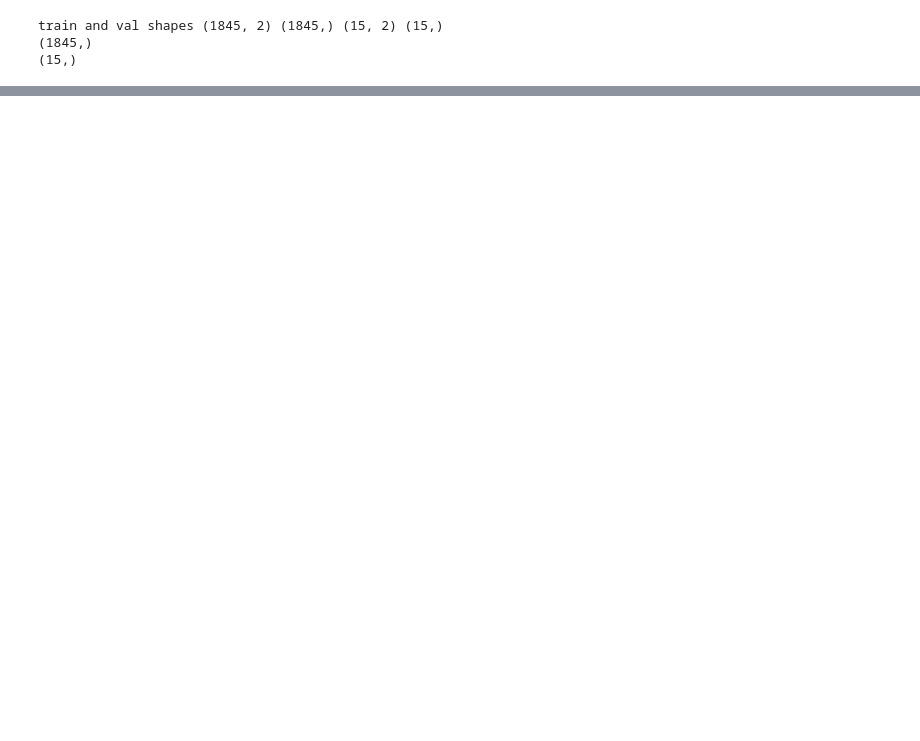
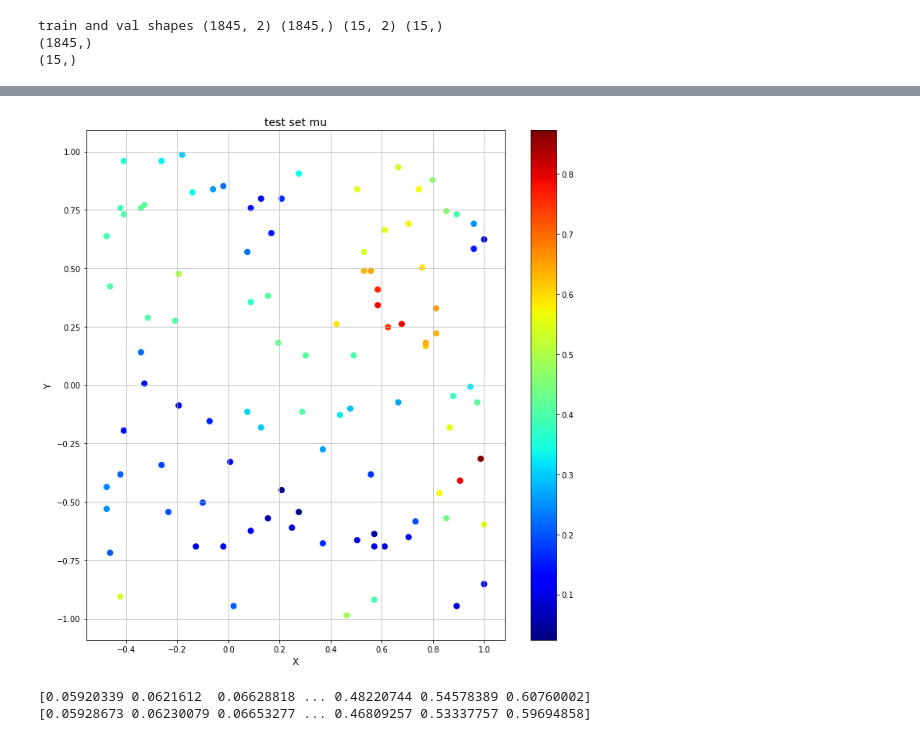
Before and after one commit to hanyao8/PAI-HS20, a Jupyter notebook: project1/explore_hy.ipynb, the cells around one changed output, grey strips where cells are left out. Drawn from its saved outputs; the diff is of its cells as text; code cells hidden in the pictures; blank space fills up the shorter version.

```diff
--- a/project1/explore_hy.ipynb
+++ b/project1/explore_hy.ipynb
@@ -161,7 +221,8 @@ for i in range(0,K_cv):
     X_val = df_val[['x0','x1']].values
     y_val = df_val['y'].values
 
-    kernel = RBF(length_scale=1.0)+WhiteKernel(noise_level=0.5)
+    #array([-1.18020928, -5.85276903])
+    kernel = RBF(length_scale=np.exp(-1.18020928))+WhiteKernel(noise_level=np.exp(-5.85276903))
     gpr = GaussianProcessRegressor(kernel=kernel,copy_X_train=False,random_state=42).fit(X_train, y_train)
 
     #y_test_pred = gpr.predict(X_test)
@@ -184,7 +245,7 @@ for i in range(0,K_cv):
     print("training cost fn   %f"%(cost_function(y_train,y_train_pred)))
 
     y_val_pred = gpr.predict(X_val)
-    print(y_val_pred)
+    #print(y_val_pred)
     #print(np.shape(y_val_pred))
     val_cost = cost_function(y_val,y_val_pred)
     print("val cost fn        %f"%(val_cost))
@@ -249,19 +357,22 @@ plt.show()
 # %%
+#prediction from last model
 X_test = test_x
+y_test = gpr.predict(X_test)
 
-
-fig = plt.figure(figsize=(6,6))
+fig = plt.figure(figsize=(12,12))
 ax = fig.add_subplot(111)
-ax.set_title("X vs Y",fontsize=14)
+ax.set_title("test set mu",fontsize=14)
 ax.set_xlabel("X",fontsize=12)
 ax.set_ylabel("Y",fontsize=12)
 ax.grid(True,linestyle='-',color='0.75')
 
 # scatter with colormap mapping to z value
 points = ax.scatter(X_test[:,0],
                     X_test[:,1],
-                    s=10,
+                    s=50,
                     c=y_test,
                     marker = 'o', cmap = cm.jet );
 fig.colorbar(points)
 plt.show()
+# %% [output]
+[figure, added]
@@ -267,0 +383,8 @@ plt.show()
+# %%
+mu_flat,std_flat = gpr.predict(X_flat,return_std=True,return_cov=False)
+print(std)
+mu_flat,cov = gpr.predict(X_flat,return_std=False,return_cov=True)
+print(np.sqrt(np.diag(cov)))
+# %% [output]
+[0.05920339 0.0621612  0.06628818 ... 0.48220744 0.54578389 0.60760002]
+[0.05928673 0.06230079 0.06653277 ... 0.46809257 0.53337757 0.59694858]
```
Also changed, not shown: parts of 30 cells of this notebook.
